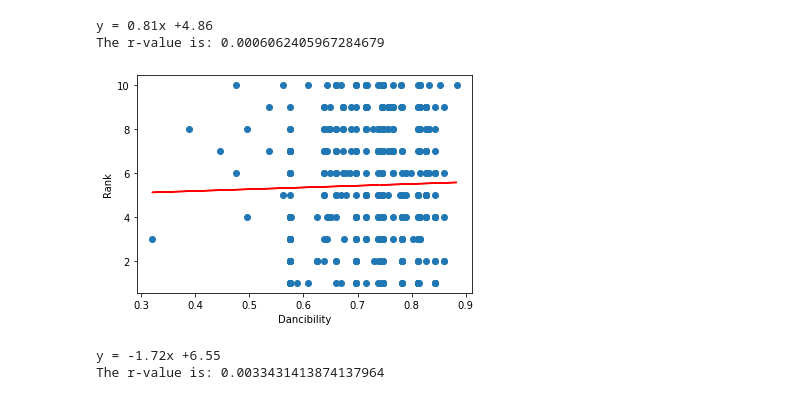
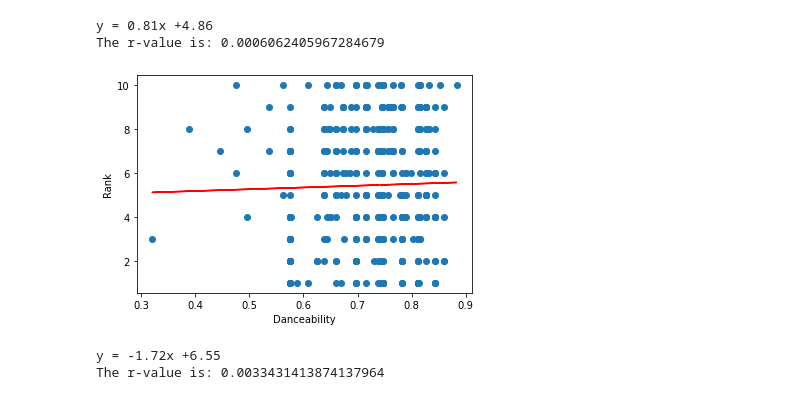
Before and after one commit to michellesimek/project_1, a Jupyter notebook: Project_1_Chart_KS.ipynb, the cells around one changed output. Saved outputs shown, nothing was run; the diff lists cells and outputs as text; code cells hidden in the pictures.

```diff
--- a/Project_1_Chart_KS.ipynb
+++ b/Project_1_Chart_KS.ipynb
@@ -31,31 +31,31 @@ df_rank.head()
 # %%
 #New--Scatter plot analyzing musicalities by rank
 x_values = df_rank['Danceability']
 y_values = df_rank['Rank']
 (slope, intercept, rvalue, pvalue, stderr) = stats.linregress(x_values, y_values)
 
 regress_values = x_values * slope + intercept
 
 line_eq = "y = " + str(round(slope,2)) + "x +" + str(round(intercept,2))
 print(line_eq)
 
 
 plt.scatter(x_values,y_values)
 plt.plot(x_values,regress_values,"r-")
 
 
-plt.xlabel('Dancibility')
+plt.xlabel('Danceability')
 plt.ylabel('Rank')
 plt.annotate(line_eq,(1,1), fontsize=15,color="red")
 
 print(f"The r-value is: {rvalue**2}")
 
 plt.savefig('DancevRank.png')
 plt.show()
 # %% [output]
 y = 0.81x +4.86
 The r-value is: 0.0006062405967284679
-[figure, old version]
+[figure, new version]
 # %%
 #New--Scatter plot analyzing musicalities by rank
 x_values = df_rank['Energy']
```
Also changed, not shown: 4 other files.
